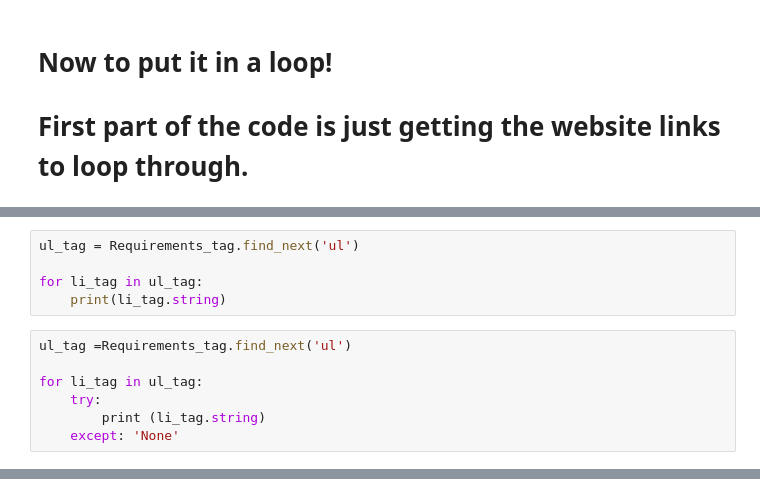
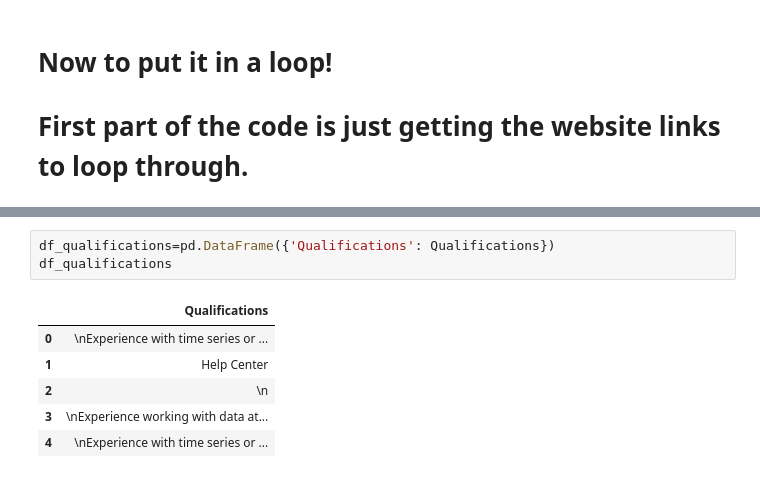
Before and after one commit to anhainguyen82/Capstone, a Jupyter notebook: Loop to get specific job description info.ipynb, the cells around one changed output, grey strips where cells are left out. Saved outputs shown, nothing was run; the diff lists cells and outputs as text.

```diff
--- a/Loop to get specific job description info.ipynb
+++ b/Loop to get specific job description info.ipynb
@@ -170,12 +140,0 @@ print(df_qualifications)
-# %%
-ul_tag = Requirements_tag.find_next('ul')
-
-for li_tag in ul_tag:
-    print(li_tag.string)
-# %%
-ul_tag =Requirements_tag.find_next('ul')
-
-for li_tag in ul_tag:
-    try:
-        print (li_tag.string)
-    except: 'None'
@@ -223,0 +163,10 @@ for url in websites:
+# %%
+df_qualifications=pd.DataFrame({'Qualifications': Qualifications})
+df_qualifications
+# %% [output]
+|  | Qualifications |
+| 0 | \nExperience with time series or ... |
+| 1 | Help Center |
+| 2 | \n |
+| 3 | \nExperience working with data at... |
+| 4 | \nExperience with time series or ... |
```
Also changed, not shown: parts of 18 cells of this notebook.
